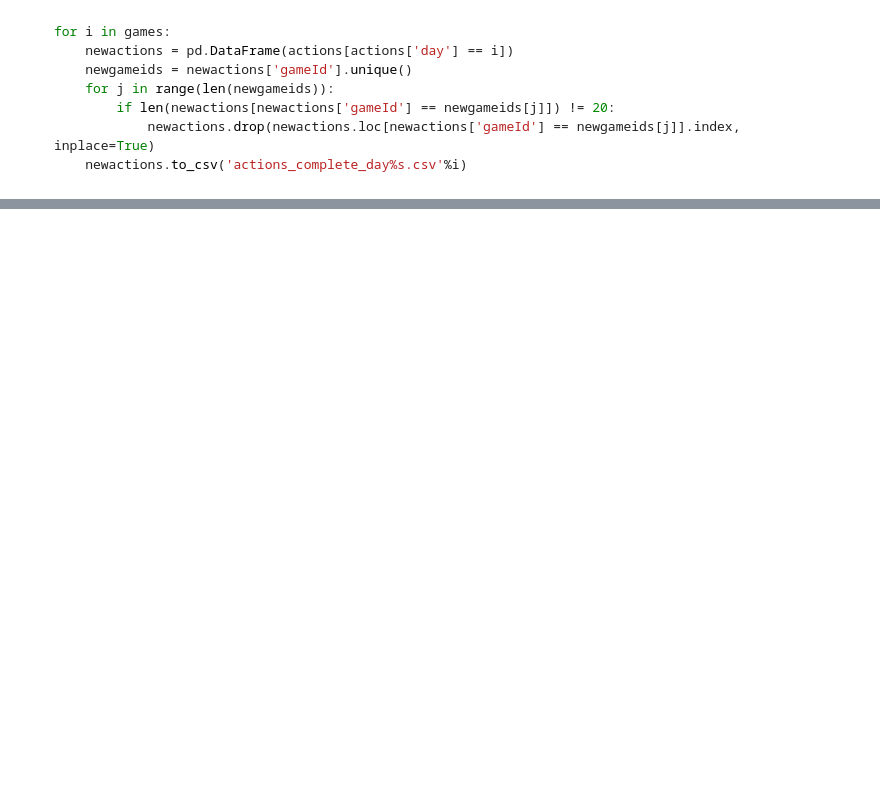
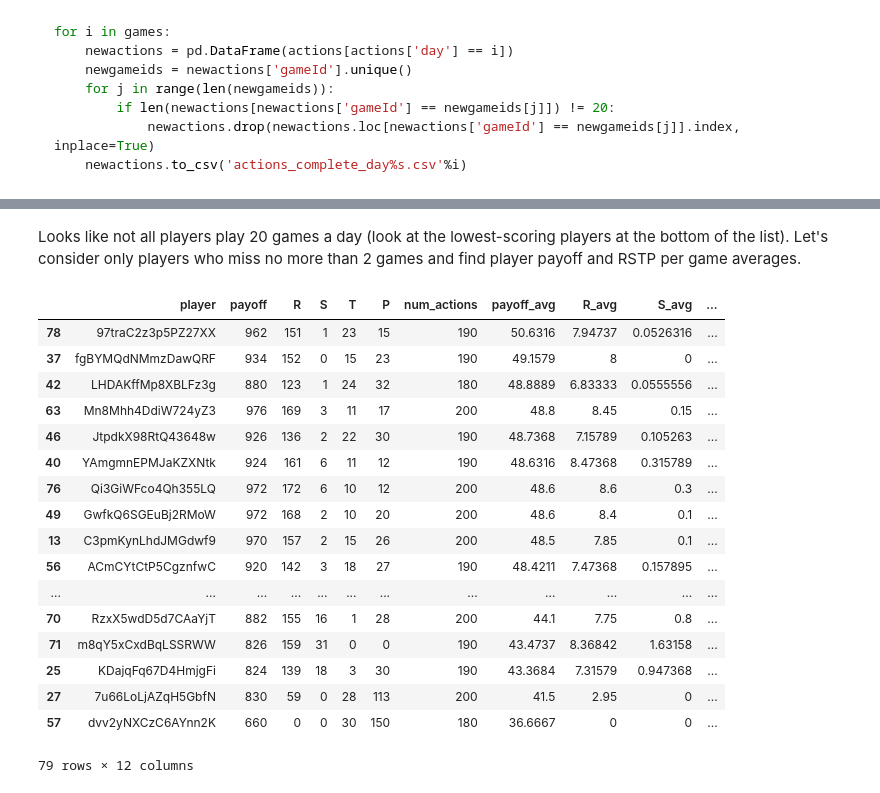
Before and after one commit to polomsca/finite-rpt-games, a Jupyter notebook: model.ipynb, the cells around one changed output, grey strips where cells are left out. Cells and saved outputs as stored; diff of their text form; code cells hidden in the pictures; blank space fills up the shorter version.

```diff
--- a/model.ipynb
+++ b/model.ipynb
@@ -33,3 +131,26 @@ actions = pd.read_csv('actions_complete_day20.csv')
 players = actions['player'].unique()
 gameids = actions['gameId'].unique()
 games = actions['game'].unique()
+# %%
+payoffs = np.zeros((players.shape[0],1))
+categoryR = np.zeros((players.shape[0],1))
+categoryS = np.zeros((players.shape[0],1))
+categoryT = np.zeros((players.shape[0],1))
+categoryP = np.zeros((players.shape[0],1))
+for i in range(len(players)):
+    payoffs[i] = actions[actions['player'] == players[i]]['payoff'].sum()
+    categorytmp = actions[actions['player'] == players[i]]['payoff'].value_counts()
+    if 5 in categorytmp.index:
+        categoryR[i] = categorytmp[5]
+    if 1 in categorytmp.index:
+        categoryS[i] = categorytmp[1]
+    if 7 in categorytmp.index:
+        categoryT[i] = categorytmp[7]
+    if 3 in categorytmp.index:
+        categoryP[i] = categorytmp[3]
+# %%
+players = np.expand_dims(players, axis=1)
+# %%
+payvcat = np.concatenate((players, payoffs, categoryR, categoryS, categoryT, categoryP), axis=1)
+payvcat = pd.DataFrame(payvcat)
+payvcat.columns = ['player', 'payoff', 'R', 'S', 'T', 'P']
@@ -35,0 +178,31 @@ games = actions['game'].unique()
+# %% [markdown]
+Looks like not all players play 20 games a day (look at the lowest-scoring players at the bottom of the list). Let's consider only players who miss no more than 2 games and find player payoff and RSTP per game averages.
+# %%
+payvcat['num_actions'] = payvcat['R'] + payvcat['S'] + payvcat['T'] + payvcat['P']
+payvcat.drop(payvcat[payvcat['num_actions'] < 180].index, inplace=True)
+payvcat['payoff_avg'] = payvcat['payoff']/(payvcat['num_actions']/10)
+payvcat['R_avg'] = payvcat['R']/(payvcat['num_actions']/10)
+payvcat['S_avg'] = payvcat['S']/(payvcat['num_actions']/10)
+payvcat['T_avg'] = payvcat['T']/(payvcat['num_actions']/10)
+payvcat['P_avg'] = payvcat['P']/(payvcat['num_actions']/10)
+# %%
+payvcat.sort_values('payoff_avg', ascending=False)
+# %% [output]
+|  | player | payoff | R | S | T | P | num_actions | payoff_avg | R_avg | S_avg | ... |
+| 78 | 97traC2z3p5PZ27XX | 962 | 151 | 1 | 23 | 15 | 190 | 50.6316 | 7.94737 | 0.0526316 | ... |
+| 37 | fgBYMQdNMmzDawQRF | 934 | 152 | 0 | 15 | 23 | 190 | 49.1579 | 8 | 0 | ... |
+| 42 | LHDAKffMp8XBLFz3g | 880 | 123 | 1 | 24 | 32 | 180 | 48.8889 | 6.83333 | 0.0555556 | ... |
+| 63 | Mn8Mhh4DdiW724yZ3 | 976 | 169 | 3 | 11 | 17 | 200 | 48.8 | 8.45 | 0.15 | ... |
+| 46 | JtpdkX98RtQ43648w | 926 | 136 | 2 | 22 | 30 | 190 | 48.7368 | 7.15789 | 0.105263 | ... |
+| 40 | YAmgmnEPMJaKZXNtk | 924 | 161 | 6 | 11 | 12 | 190 | 48.6316 | 8.47368 | 0.315789 | ... |
+| 76 | Qi3GiWFco4Qh355LQ | 972 | 172 | 6 | 10 | 12 | 200 | 48.6 | 8.6 | 0.3 | ... |
+| 49 | GwfkQ6SGEuBj2RMoW | 972 | 168 | 2 | 10 | 20 | 200 | 48.6 | 8.4 | 0.1 | ... |
+| 13 | C3pmKynLhdJMGdwf9 | 970 | 157 | 2 | 15 | 26 | 200 | 48.5 | 7.85 | 0.1 | ... |
+| 56 | ACmCYtCtP5CgznfwC | 920 | 142 | 3 | 18 | 27 | 190 | 48.4211 | 7.47368 | 0.157895 | ... |
+| ... | ... | ... | ... | ... | ... | ... | ... | ... | ... | ... | ... |
+| 70 | RzxX5wdD5d7CAaYjT | 882 | 155 | 16 | 1 | 28 | 200 | 44.1 | 7.75 | 0.8 | ... |
+| 71 | m8qY5xCxdBqLSSRWW | 826 | 159 | 31 | 0 | 0 | 190 | 43.4737 | 8.36842 | 1.63158 | ... |
+| 25 | KDajqFq67D4HmjgFi | 824 | 139 | 18 | 3 | 30 | 190 | 43.3684 | 7.31579 | 0.947368 | ... |
+| 27 | 7u66LoLjAZqH5GbfN | 830 | 59 | 0 | 28 | 113 | 200 | 41.5 | 2.95 | 0 | ... |
+| 57 | dvv2yNXCzC6AYnn2K | 660 | 0 | 0 | 30 | 150 | 180 | 36.6667 | 0 | 0 | ... |
+79 rows × 12 columns
```
Also changed, not shown: parts of 11 cells of this notebook.
